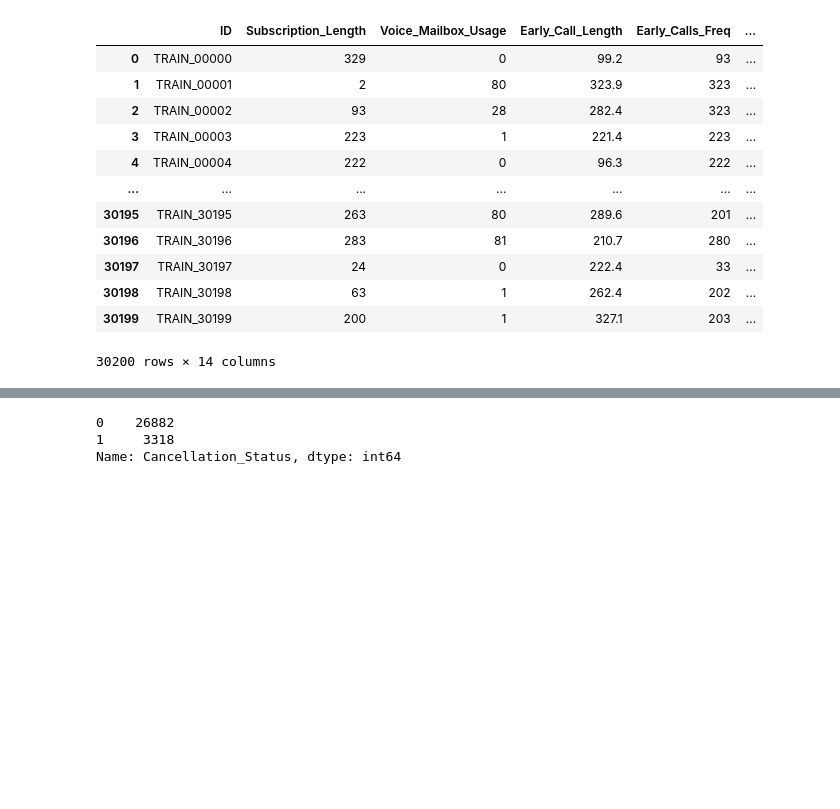
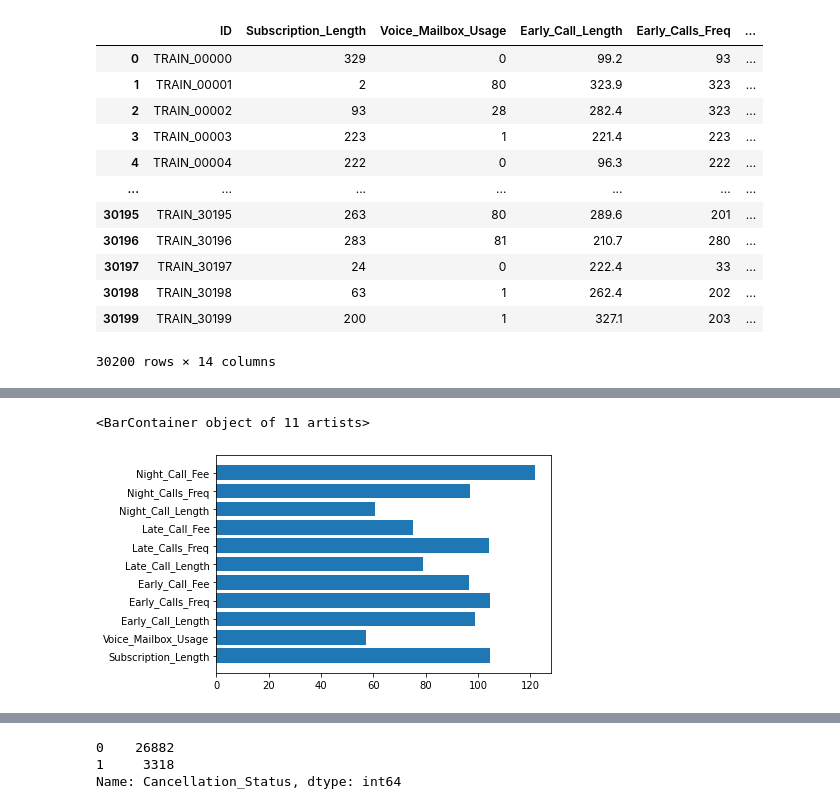
Before and after one commit to jjh0987/MyProject, a Jupyter notebook: pythonProject/dacon/dacon_basic/Untitled.ipynb, the cells around one changed output, grey strips where cells are left out. Saved outputs shown, nothing was run; the diff lists cells and outputs as text; code cells hidden in the pictures; blank space fills up the shorter version.

```diff
--- a/pythonProject/dacon/dacon_basic/Untitled.ipynb
+++ b/pythonProject/dacon/dacon_basic/Untitled.ipynb
@@ -103,7 +104,7 @@ for i, (train_index, val_index) in tqdm(enumerate(kf.split(train, train[target])
 
     models.append(model)
     pred = model.predict(X_val)
-    score = f1_score(y_val, pred)
+    score = f1_score(y_val, pred,average='macro')
     val_scores.append(score)
 
     print(f'ACC on fold {i}: {score:.4f}')
@@ -210,6 +179,15 @@ cat_preds = []
 for model in models[:10]:
     preds = model.predict_proba(test[features])[:,1]
     cat_preds.append(preds)
+# %%
+imp = []
+for model in models[:10]:
+    imp.append(model.feature_importances_)
+
+plt.barh(model.feature_names_,np.array(imp).sum(axis=0))
+# %% [output]
+<BarContainer object of 11 artists>
+[figure, added]
 # %%
 # train = train.drop('Counseling_Calls',axis=1)
 # from pycaret import classification
```
Also changed, not shown: parts of 8 cells of this notebook, 11 other files.
